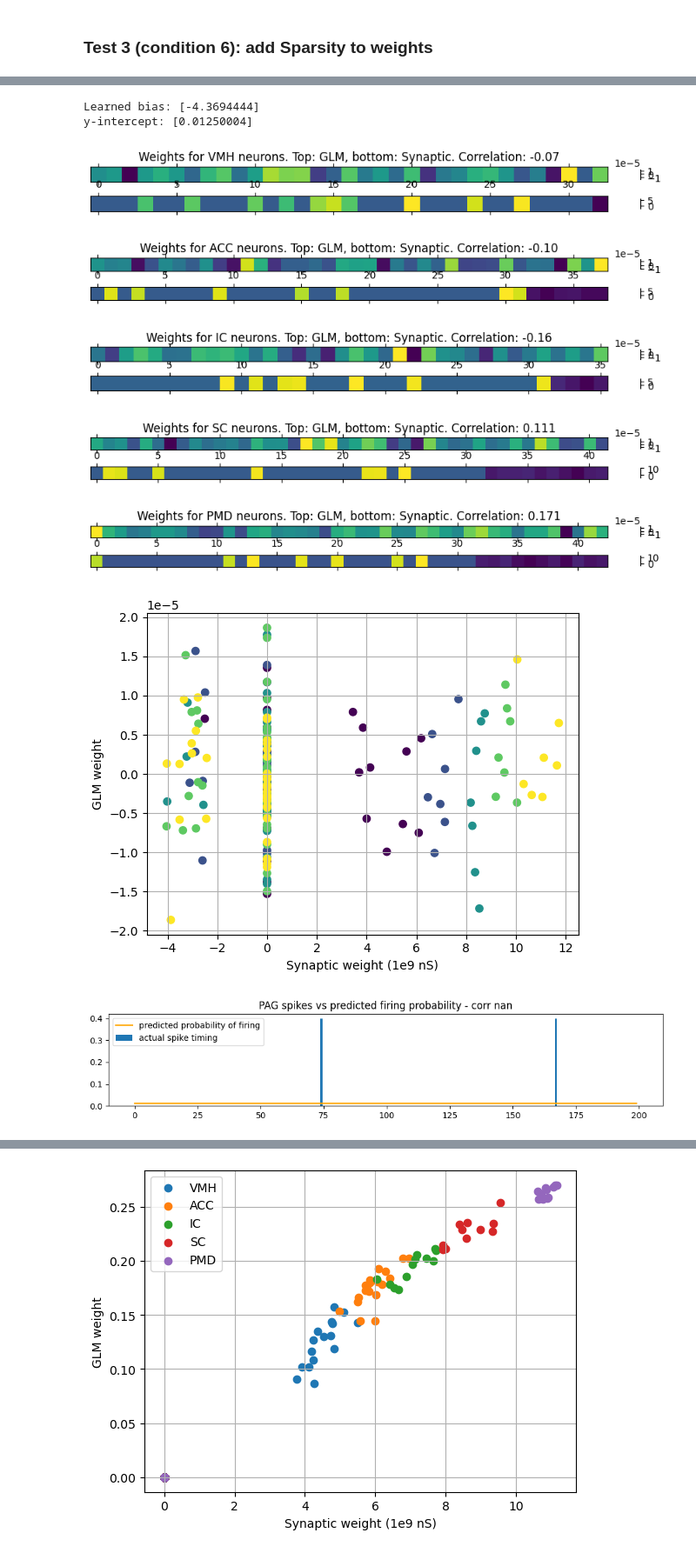
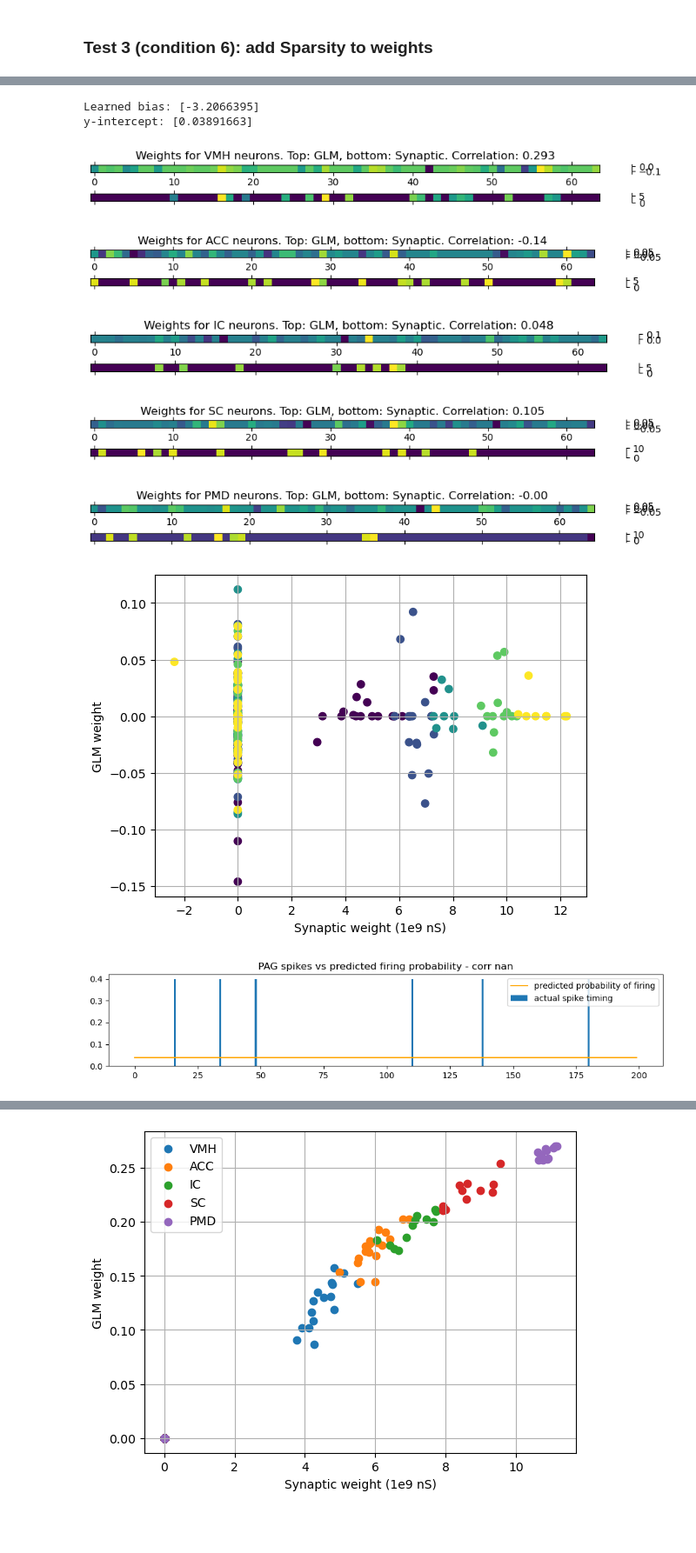
Before and after one commit to cngzlsh/pag_stim, a Jupyter notebook: beta_tests.ipynb, the cells around one changed output, grey strips where cells are left out. Shown at 87% size. Drawn from its saved outputs; the diff is of its cells as text; code cells hidden in the pictures; blank space fills up the shorter version.

```diff
--- a/beta_tests.ipynb
+++ b/beta_tests.ipynb
@@ -24,7 +24,7 @@ torch.manual_seed(seed)
 
 device = torch.device('cuda') if torch.cuda.is_available() else torch.device('cpu')
 # %%
-sim_data_path = './sim/save/pagsim_w_stimuli_1s_inh/'
+sim_data_path = './sim/save/pagsim_w_stimuli_400s_inh1/'
 brain_regions = [
                 'VMH',
                 'ACC',
@@ -43,7 +43,7 @@ with open(f'{sim_data_path}conns.pkl', 'rb') as f:
     conns = pickle.load(f)
 
 _range = 200 #ms
-_random_start = 0
+_random_start = np.random.randint(100000-_range)
 # %% [markdown]
 ### Test 1: fix beta (on 1 PAG , exp filtering)
 # %%
@@ -59,9 +59,9 @@ Average PAG firing rate: 12.0 Hz.
 # %%
 # construct input and output matrices
 train_start = 0
-train_end = 0.8
-test_start = 0.8
-test_end = 1.001
+train_end = 300
+test_start = 300
+test_end = 400
 # for pag_stim_w_stimuli, external pulses are delivered from 40 mins to 60 mins, 10 secs each, lasting 1 sec
 train_bins = int((train_end - train_start) / bin_size)
 test_bins = int((test_end - test_start) / bin_size)
@@ -418,14 +414,10 @@ glm = BernoulliGLMPyTorch(
     n_sessions=n_PAG_to_use,
     regs = ['weights_within_group',
             'weights_sparsity'],
-    reg_params={'weights_within_group':100,
-                'weights_sparsity':100
+    reg_params={'weights_within_group':10,
+                'weights_sparsity':10,
                },
     ).to(device)
 
-# glm._load_state_dict(torch.load(f'{sim_data_path}sing_exp_reg100_spars100.pth'))
-
-glm.fit(X_train.T, y_train.T, n_iter=30000, lr=1e-3, verbose=1, decay=0.9999)
-glm.load_best_params()
-torch.save(glm.state_dict(), f'{sim_data_path}sing_exp_reg100_spars100.pth')
+glm.fit(X_train.T, y_train.T, n_iter=50000, lr=1e-3, verbose=1, decay=0.9999)
 # %% [output]
@@ -451,8 +445,8 @@ glm_w, glm_b = glm.best_weight.cpu().numpy(), glm.best_bias.cpu().numpy() # shap
 print('Learned bias:', glm_b)
 print('y-intercept:', 1/(1+np.exp(-glm_b)))
 # %% [output]
-Learned bias: [-4.3694444]
-y-intercept: [0.01250004]
+Learned bias: [-3.2066395]
+y-intercept: [0.03891663]
 # %%
 # comparison with actual connectivity
 for m, brain_region in enumerate(brain_regions):
@@ -470,7 +464,7 @@ for m, brain_region in enumerate(brain_regions):
 plt.show()
 
 # scatter plot of all learned weights
-plt.scatter(np.concatenate([conns[m][:n_PAG_to_use,:].T.flatten() for m in range(len(brain_regions))]), glm_w, c=glm.synapse_origin_group)
+plt.scatter(np.hstack([conns[m][:n_PAG_to_use,:] for m in range(len(brain_regions))]), glm_w, c=glm.synapse_origin_group)
 plt.xlabel('Synaptic weight (1e9 nS)')
 plt.ylabel('GLM weight')
 plt.grid()
@@ -481,37 +475,37 @@ with torch.no_grad():
     y_test_hat = glm(X_test.T).T # (1 PAG neuron * 100 secs)
 
 
 plt.figure(figsize=(12,2))
 plt.plot(y_test_hat.cpu()[0,_random_start:_random_start + _range], label='predicted probability of firing', color='orange')
 plt.bar(np.arange(_range), y_test[0,_random_start:_random_start + _range]*0.4, label='actual spike timing')
 plt.legend()
 plt.title(f'PAG spikes vs predicted firing probability - corr {str(np.corrcoef(y_test, y_test_hat.cpu())[0,1])[:5]}')
 plt.show()
 
 generated_spikes = generate_bernoulli_spikes(y_test_hat)
 
 smooth_y_test = rbf_rate_convolution_1d(y_test[0], sigma=0.025, dt=0.01)                                        # smooth test set spikes
 smooth_y_test_hat = rbf_rate_convolution_1d(y_test_hat[0].cpu(), sigma=0.025, dt=0.01)                          # smooth predicted probabilities
 smooth_y_test_hat_generated_spikes = rbf_rate_convolution_1d(generated_spikes[0].cpu(), sigma=0.025, dt=0.01)   # smooth generated spikes
 
 plt.figure(figsize=(12,2))
 plt.plot(smooth_y_test_hat[_random_start:_random_start + _range], label='smoothed predicted probability of firing', color='orange')
 plt.plot(smooth_y_test[_random_start:_random_start + _range], label='smoothed spikes', color='blue')
 plt.legend()
 plt.title(f'Smoothed PAG rates vs smooth firing rate - corr {str(np.corrcoef(smooth_y_test_hat, smooth_y_test)[0,1])[:5]}')
 plt.show()
 
 plt.figure(figsize=(12,2))
 plt.plot(smooth_y_test_hat_generated_spikes[_random_start:_random_start + _range], label='smoothed generated spikes', color='orange')
 plt.plot(smooth_y_test[_random_start:_random_start + _range], label='smoothed spikes', color='blue')
 plt.legend()
 plt.title(f'Smoothed PAG rates vs smooth firing rate - corr {str(np.corrcoef(smooth_y_test_hat_generated_spikes, smooth_y_test)[0,1])[:5]}')
 plt.show()
 # %% [output]
-[figure, old version]
+[figure, new version]
-[figure, old version]
+[figure, new version]
-[figure, old version]
+[figure, new version]
-[figure, old version]
+[figure, new version]
-[figure, old version]
+[figure, new version]
-[figure, old version]
+[figure, new version]
-[figure, old version]
+[figure, new version]
```
Also changed, not shown: parts of 10 cells of this notebook, 3 other files.
